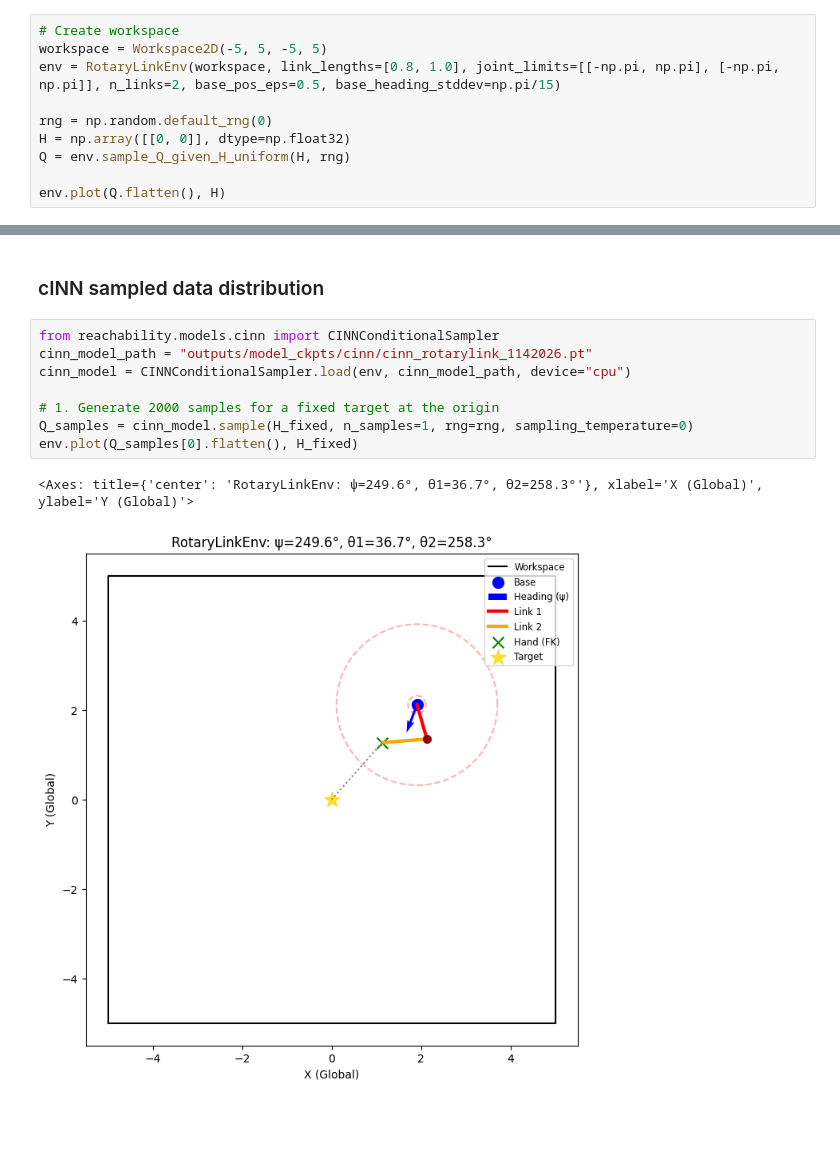
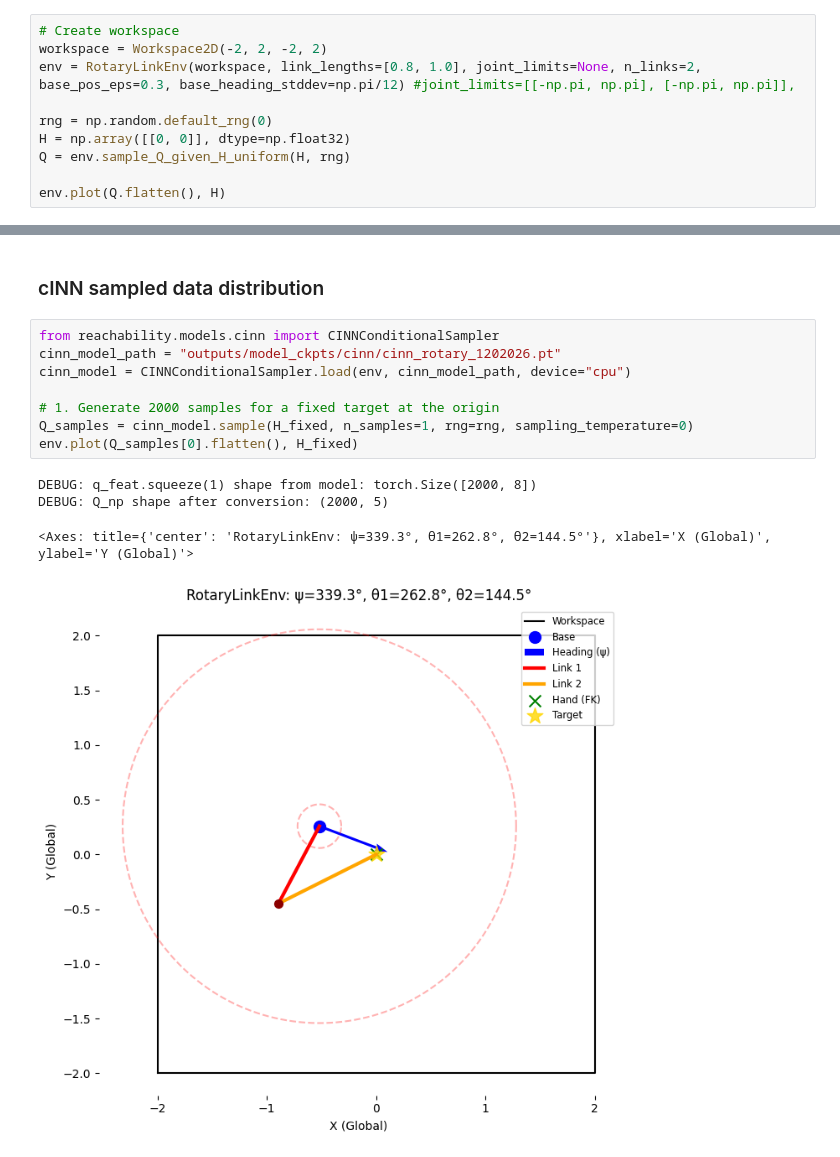
Before and after one commit to kyishanzh/reachability_tests, a Jupyter notebook: rotarylinkenv_test.ipynb, the cells around one changed output, grey strips where cells are left out. Cells and saved outputs as stored; diff of their text form; blank space fills up the shorter version.

```diff
--- a/rotarylinkenv_test.ipynb
+++ b/rotarylinkenv_test.ipynb
@@ -7,8 +7,8 @@ from reachability.envs.simple import Workspace2D
 from reachability.envs.rotary_link import RotaryLinkEnv
 # %%
 # Create workspace
-workspace = Workspace2D(-5, 5, -5, 5)
-env = RotaryLinkEnv(workspace, link_lengths=[0.8, 1.0], joint_limits=[[-np.pi, np.pi], [-np.pi, np.pi]], n_links=2, base_pos_eps=0.5, base_heading_stddev=np.pi/15)
+workspace = Workspace2D(-2, 2, -2, 2)
+env = RotaryLinkEnv(workspace, link_lengths=[0.8, 1.0], joint_limits=None, n_links=2, base_pos_eps=0.3, base_heading_stddev=np.pi/12) #joint_limits=[[-np.pi, np.pi], [-np.pi, np.pi]],
 
 rng = np.random.default_rng(0)
 H = np.array([[0, 0]], dtype=np.float32)
@@ -139,15 +139,17 @@ plot_data_distribution(bx, by, psi, th1, th2)
 ### cINN sampled data distribution
 # %%
 from reachability.models.cinn import CINNConditionalSampler
-cinn_model_path = "outputs/model_ckpts/cinn/cinn_rotarylink_1142026.pt"
+cinn_model_path = "outputs/model_ckpts/cinn/cinn_rotary_1202026.pt"
 cinn_model = CINNConditionalSampler.load(env, cinn_model_path, device="cpu")
 
 # 1. Generate 2000 samples for a fixed target at the origin
 Q_samples = cinn_model.sample(H_fixed, n_samples=1, rng=rng, sampling_temperature=0)
 env.plot(Q_samples[0].flatten(), H_fixed)
 # %% [output]
-<Axes: title={'center': 'RotaryLinkEnv: ψ=249.6°, θ1=36.7°, θ2=258.3°'}, xlabel='X (Global)', ylabel='Y (Global)'>
+DEBUG: q_feat.squeeze(1) shape from model: torch.Size([2000, 8])
+DEBUG: Q_np shape after conversion: (2000, 5)
+<Axes: title={'center': 'RotaryLinkEnv: ψ=339.3°, θ1=262.8°, θ2=144.5°'}, xlabel='X (Global)', ylabel='Y (Global)'>
-[figure, old version]
+[figure, new version]
 # %%
 # Extract components for plotting -> Q columns: [x, y, psi, th1, th2]
 bx = Q_samples[:, :, 0]
```
Also changed, not shown: parts of 7 cells of this notebook, 6 other files.
